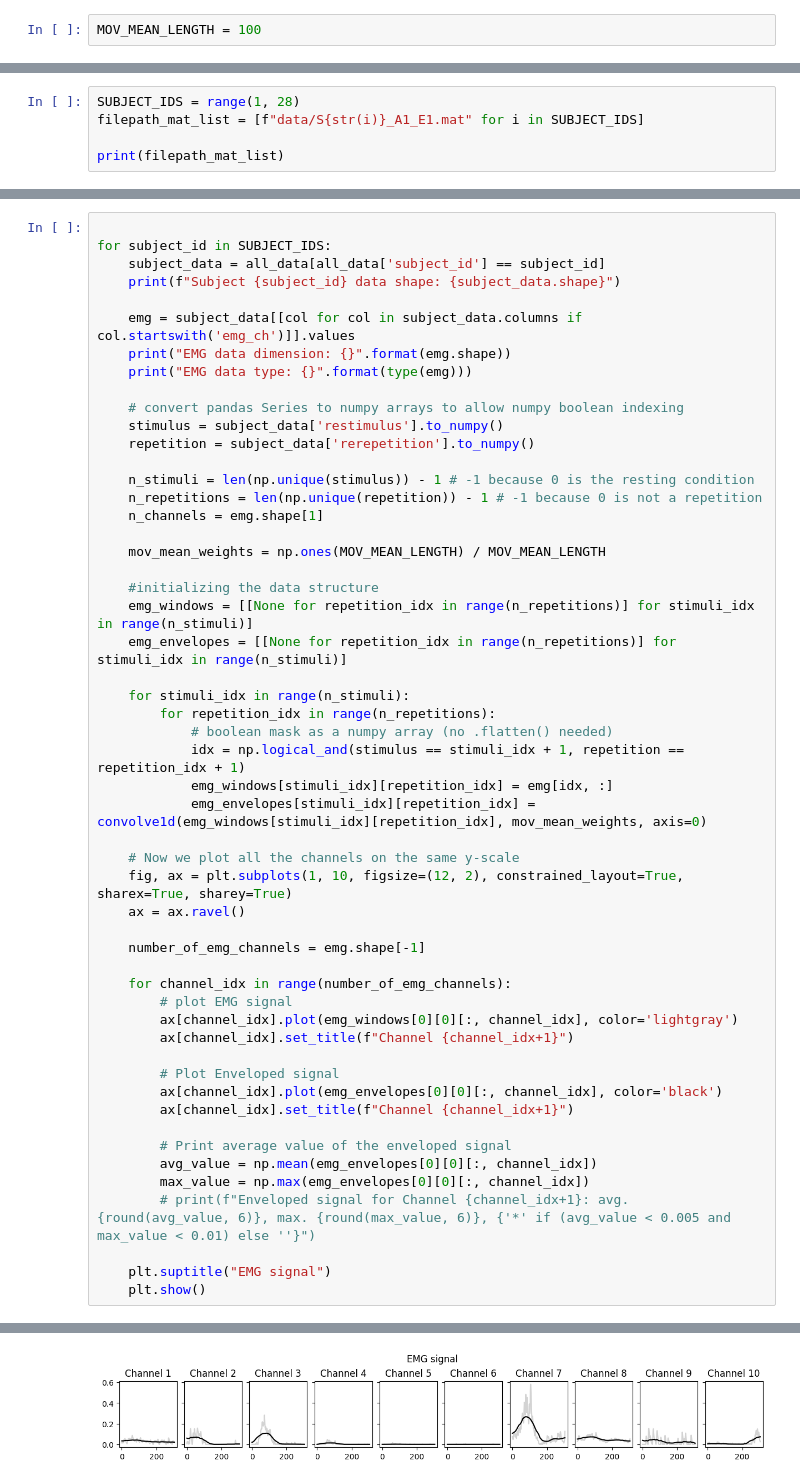
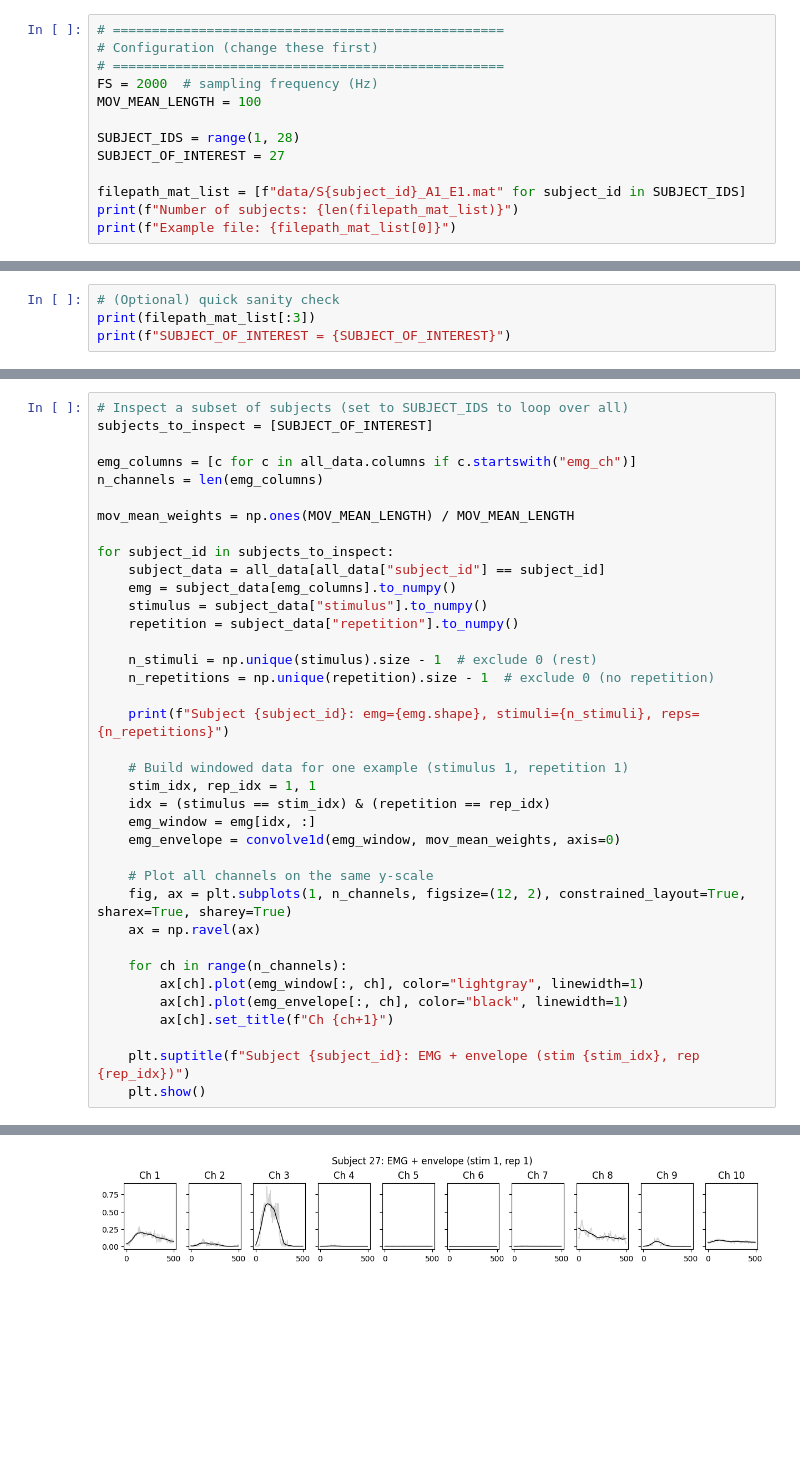
Before and after one commit to philipp-fvef/nx-421-group-w-project-2, a Jupyter notebook: philipp_2_251202.ipynb, the cells around one changed output, grey strips where cells are left out. Cells and saved outputs as stored; diff of their text form; blank space fills up the shorter version.

```diff
--- a/philipp_2_251202.ipynb
+++ b/philipp_2_251202.ipynb
@@ -29,2 +23,13 @@ np.random.seed(42)
 # %%
+# ==================================================
+# Configuration (change these first)
+# ==================================================
+FS = 2000  # sampling frequency (Hz)
 MOV_MEAN_LENGTH = 100
+
+SUBJECT_IDS = range(1, 28)
+SUBJECT_OF_INTEREST = 27
+
+filepath_mat_list = [f"data/S{subject_id}_A1_E1.mat" for subject_id in SUBJECT_IDS]
+print(f"Number of subjects: {len(filepath_mat_list)}")
+print(f"Example file: {filepath_mat_list[0]}")
@@ -31,6 +39,5 @@ MOV_MEAN_LENGTH = 100
 # %%
-SUBJECT_IDS = range(1, 28)
-filepath_mat_list = [f"data/S{str(i)}_A1_E1.mat" for i in SUBJECT_IDS]
-
-print(filepath_mat_list)
+# (Optional) quick sanity check
+print(filepath_mat_list[:3])
+print(f"SUBJECT_OF_INTEREST = {SUBJECT_OF_INTEREST}")
 # %% [output]
@@ -99,54 +106,38 @@ Subject 7: EMG data dimension: (100817, 10)
 # %%
+# Inspect a subset of subjects (set to SUBJECT_IDS to loop over all)
+subjects_to_inspect = [SUBJECT_OF_INTEREST]
 
-for subject_id in SUBJECT_IDS:
-    subject_data = all_data[all_data['subject_id'] == subject_id]
-    print(f"Subject {subject_id} data shape: {subject_data.shape}")
+emg_columns = [c for c in all_data.columns if c.startswith("emg_ch")]
+n_channels = len(emg_columns)
 
-    emg = subject_data[[col for col in subject_data.columns if col.startswith('emg_ch')]].values
-    print("EMG data dimension: {}".format(emg.shape))
-    print("EMG data type: {}".format(type(emg)))
+mov_mean_weights = np.ones(MOV_MEAN_LENGTH) / MOV_MEAN_LENGTH
 
-    # convert pandas Series to numpy arrays to allow numpy boolean indexing
-    stimulus = subject_data['restimulus'].to_numpy()
-    repetition = subject_data['rerepetition'].to_numpy()
+for subject_id in subjects_to_inspect:
+    subject_data = all_data[all_data["subject_id"] == subject_id]
+    emg = subject_data[emg_columns].to_numpy()
+    stimulus = subject_data["stimulus"].to_numpy()
+    repetition = subject_data["repetition"].to_numpy()
 
-    n_stimuli = len(np.unique(stimulus)) - 1 # -1 because 0 is the resting condition
-    n_repetitions = len(np.unique(repetition)) - 1 # -1 because 0 is not a repetition
-    n_channels = emg.shape[1]
+    n_stimuli = np.unique(stimulus).size - 1  # exclude 0 (rest)
+    n_repetitions = np.unique(repetition).size - 1  # exclude 0 (no repetition)
 
-    mov_mean_weights = np.ones(MOV_MEAN_LENGTH) / MOV_MEAN_LENGTH
+    print(f"Subject {subject_id}: emg={emg.shape}, stimuli={n_stimuli}, reps={n_repetitions}")
 
-    #initializing the data structure
-    emg_windows = [[None for repetition_idx in range(n_repetitions)] for stimuli_idx in range(n_stimuli)]
-    emg_envelopes = [[None for repetition_idx in range(n_repetitions)] for stimuli_idx in range(n_stimuli)]
+    # Build windowed data for one example (stimulus 1, repetition 1)
+    stim_idx, rep_idx = 1, 1
+    idx = (stimulus == stim_idx) & (repetition == rep_idx)
+    emg_window = emg[idx, :]
+    emg_envelope = convolve1d(emg_window, mov_mean_weights, axis=0)
 
-    for stimuli_idx in range(n_stimuli):
-        for repetition_idx in range(n_repetitions):
-            # boolean mask as a numpy array (no .flatten() needed)
-            idx = np.logical_and(stimulus == stimuli_idx + 1, repetition == repetition_idx + 1)
-            emg_windows[stimuli_idx][repetition_idx] = emg[idx, :]
-            emg_envelopes[stimuli_idx][repetition_idx] = convolve1d(emg_windows[stimuli_idx][repetition_idx], mov_mean_weights, axis=0)
+    # Plot all channels on the same y-scale
+    fig, ax = plt.subplots(1, n_channels, figsize=(12, 2), constrained_layout=True, sharex=True, sharey=True)
+    ax = np.ravel(ax)
 
-    # Now we plot all the channels on the same y-scale
-    fig, ax = plt.subplots(1, 10, figsize=(12, 2), constrained_layout=True, sharex=True, sharey=True)
-    ax = ax.ravel()
+    for ch in range(n_channels):
+        ax[ch].plot(emg_window[:, ch], color="lightgray", linewidth=1)
+        ax[ch].plot(emg_envelope[:, ch], color="black", linewidth=1)
+        ax[ch].set_title(f"Ch {ch+1}")
 
-    number_of_emg_channels = emg.shape[-1]
-
-    for channel_idx in range(number_of_emg_channels):
-        # plot EMG signal
-        ax[channel_idx].plot(emg_windows[0][0][:, channel_idx], color='lightgray')
-        ax[channel_idx].set_title(f"Channel {channel_idx+1}")
-
-        # Plot Enveloped signal
-        ax[channel_idx].plot(emg_envelopes[0][0][:, channel_idx], color='black')
-        ax[channel_idx].set_title(f"Channel {channel_idx+1}")
-
-        # Print average value of the enveloped signal
-        avg_value = np.mean(emg_envelopes[0][0][:, channel_idx])
-        max_value = np.max(emg_envelopes[0][0][:, channel_idx])
-        # print(f"Enveloped signal for Channel {channel_idx+1}: avg. {round(avg_value, 6)}, max. {round(max_value, 6)}, {'*' if (avg_value < 0.005 and max_value < 0.01) else ''}")
-
-    plt.suptitle("EMG signal")
+    plt.suptitle(f"Subject {subject_id}: EMG + envelope (stim {stim_idx}, rep {rep_idx})")
     plt.show()
 # %% [output]
@@ -156 +145 @@ EMG data type: <class 'numpy.ndarray'>
-[figure, old version]
+[figure, new version]
```
Also changed, not shown: parts of 26 cells of this notebook, 26 other files.
